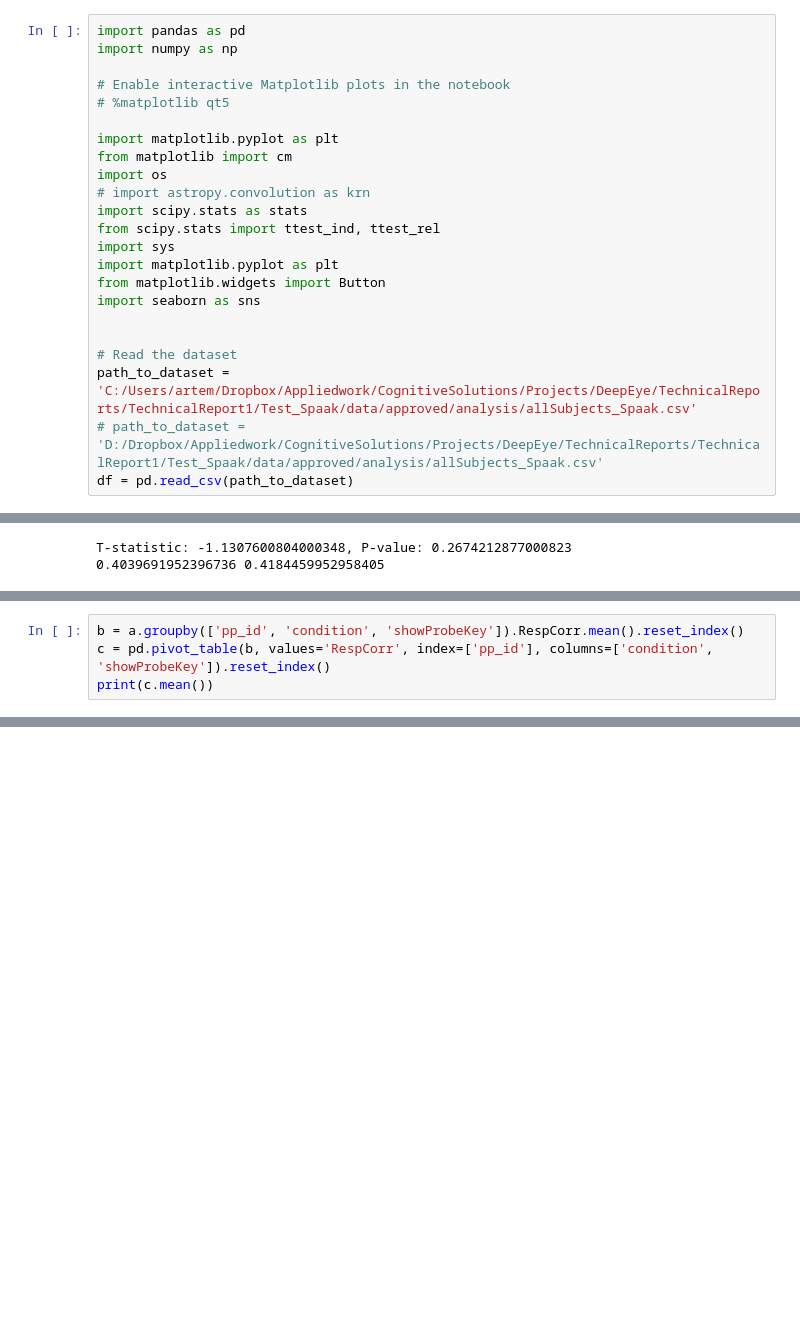
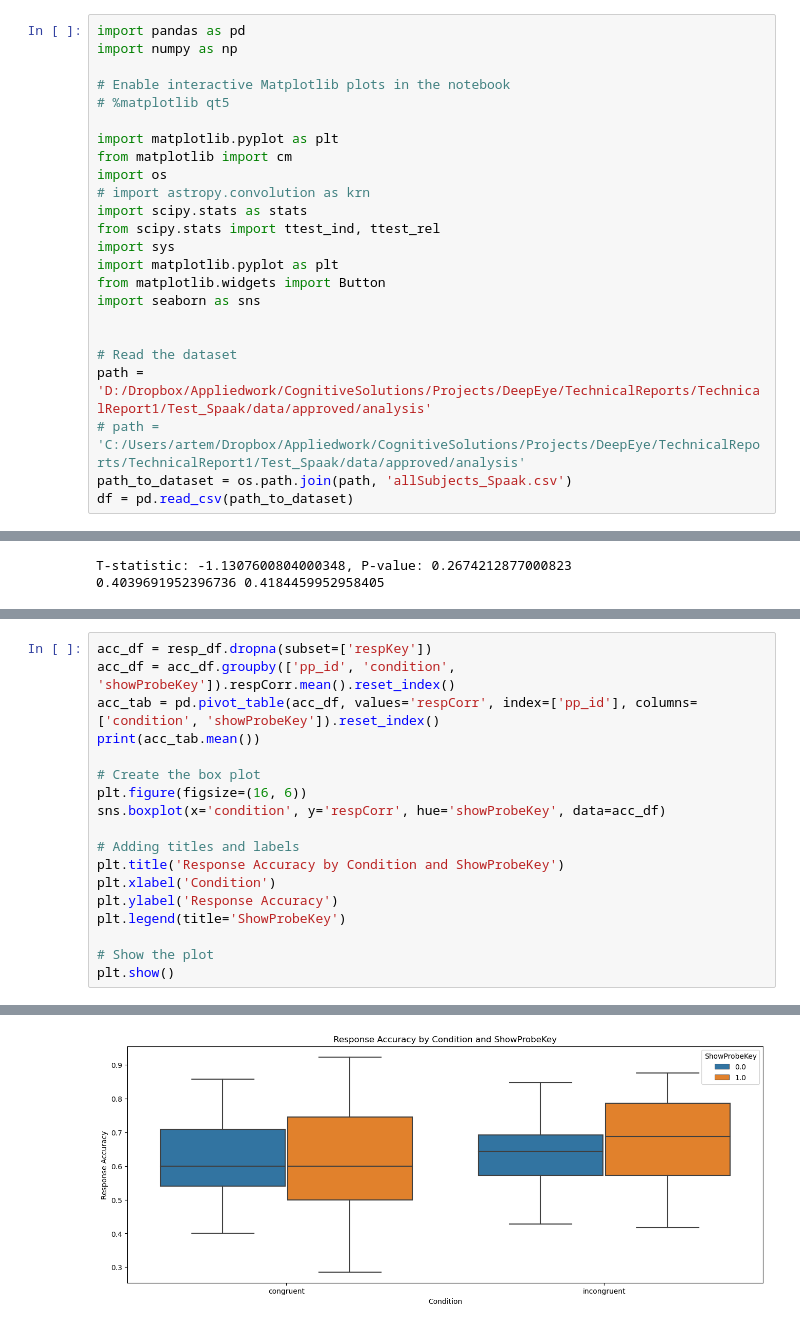
Before and after one commit to artembelopolsky/DeepEye_analyze, a Jupyter notebook: deepeye_analyze_Spaak_stats.ipynb, the cells around one changed output, grey strips where cells are left out. Drawn from its saved outputs; the diff is of its cells as text; blank space fills up the shorter version.

```diff
--- a/deepeye_analyze_Spaak_stats.ipynb
+++ b/deepeye_analyze_Spaak_stats.ipynb
@@ -24,8 +24,9 @@ import seaborn as sns
 
 
 # Read the dataset
-path_to_dataset = 'C:/Users/artem/Dropbox/Appliedwork/CognitiveSolutions/Projects/DeepEye/TechnicalReports/TechnicalReport1/Test_Spaak/data/approved/analysis/allSubjects_Spaak.csv'
-# path_to_dataset = 'D:/Dropbox/Appliedwork/CognitiveSolutions/Projects/DeepEye/TechnicalReports/TechnicalReport1/Test_Spaak/data/approved/analysis/allSubjects_Spaak.csv'
+path = 'D:/Dropbox/Appliedwork/CognitiveSolutions/Projects/DeepEye/TechnicalReports/TechnicalReport1/Test_Spaak/data/approved/analysis'
+# path = 'C:/Users/artem/Dropbox/Appliedwork/CognitiveSolutions/Projects/DeepEye/TechnicalReports/TechnicalReport1/Test_Spaak/data/approved/analysis'
+path_to_dataset = os.path.join(path, 'allSubjects_Spaak.csv')
 df = pd.read_csv(path_to_dataset)
 # %% [markdown]
 ### Filter data
@@ -347,7 +422,21 @@ See the caveats in the documentation: https://pandas.pydata.org/pandas-docs/stab
 # %%
-b = a.groupby(['pp_id', 'condition', 'showProbeKey']).RespCorr.mean().reset_index()
-c = pd.pivot_table(b, values='RespCorr', index=['pp_id'], columns=['condition', 'showProbeKey']).reset_index()
-print(c.mean())
+acc_df = resp_df.dropna(subset=['respKey'])
+acc_df = acc_df.groupby(['pp_id', 'condition', 'showProbeKey']).respCorr.mean().reset_index()
+acc_tab = pd.pivot_table(acc_df, values='respCorr', index=['pp_id'], columns=['condition', 'showProbeKey']).reset_index()
+print(acc_tab.mean())
+
+# Create the box plot
+plt.figure(figsize=(16, 6))
+sns.boxplot(x='condition', y='respCorr', hue='showProbeKey', data=acc_df)
+
+# Adding titles and labels
+plt.title('Response Accuracy by Condition and ShowProbeKey')
+plt.xlabel('Condition')
+plt.ylabel('Response Accuracy')
+plt.legend(title='ShowProbeKey')
+
+# Show the plot
+plt.show()
 # %% [output]
 condition    showProbeKey
 pp_id                             inf
@@ -358 +447,2 @@ incongruent  0.0             0.633776
 dtype: float64
+[figure, added]
```
Also changed, not shown: parts of 10 cells of this notebook.
